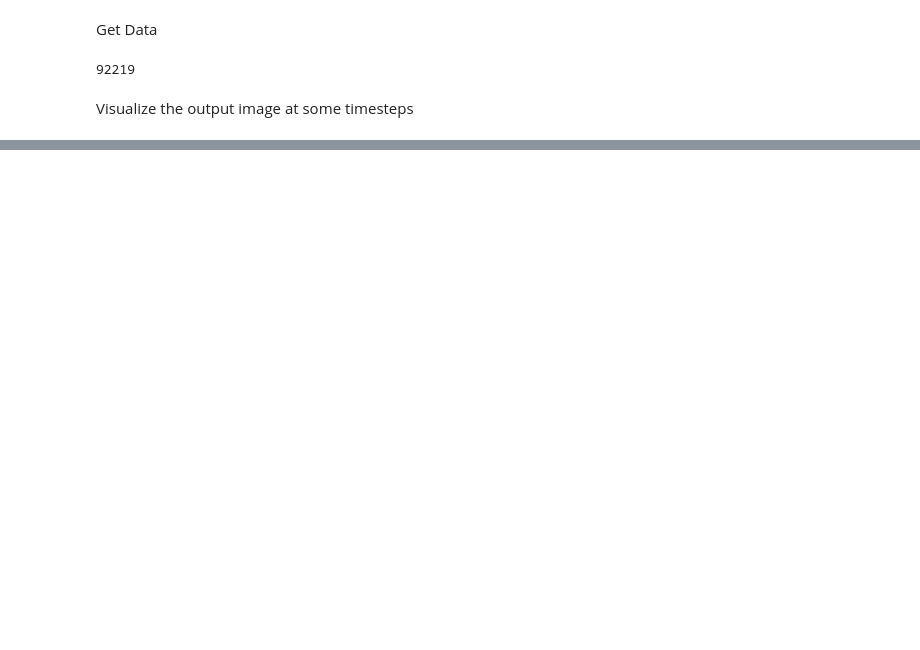
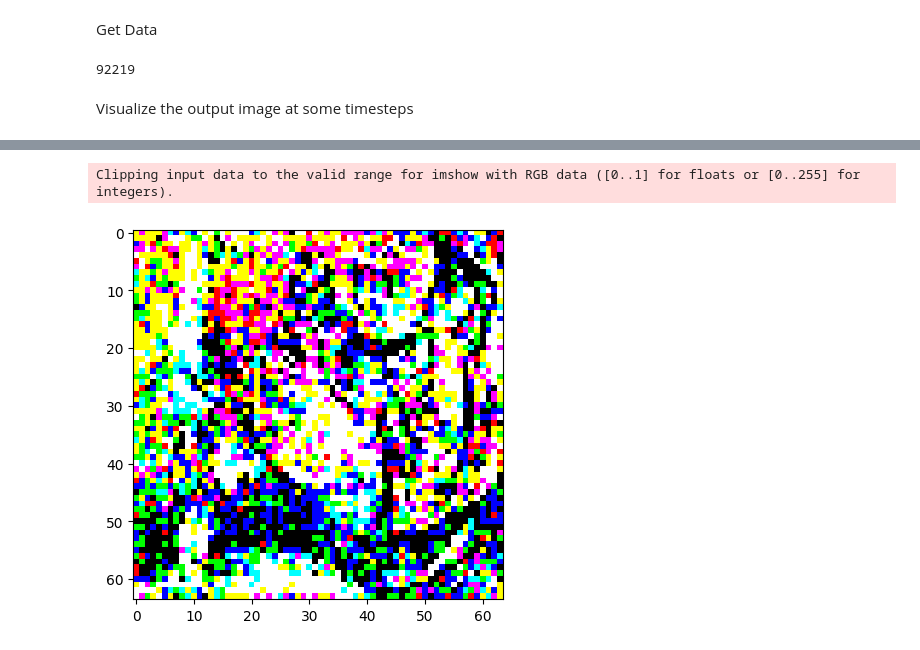
Before and after one commit to K3dA2/Diffusion-Model, a Jupyter notebook: train.ipynb, the cells around one changed output, grey strips where cells are left out. Drawn from its saved outputs; the diff is of its cells as text; code cells hidden in the pictures; blank space fills up the shorter version.

```diff
--- a/train.ipynb
+++ b/train.ipynb
@@ -46,8 +46,11 @@ def linear():
 def cosine(t):
     min_signal_rate = 0.02
     max_signal_rate = 0.95
-    t = t.astype(float)  # Convert t to float
-    t /= timesteps
+    if torch.is_tensor(t):
+        t /= timesteps
+    else:
+        t = t.astype(float)  # Convert t to float
+        t /= timesteps
     start_angle = np.arccos(max_signal_rate)
     end_angle = np.arccos(min_signal_rate)
     diffusion_angles = start_angle + t * (end_angle - start_angle)
@@ -159,6 +152,38 @@ def inference(model, device, num_samples=5):
     # Visualize the final denoised image
     plt.imshow(np.transpose(img_list[-1], (1, 2, 0)))
     plt.show()
+# %%
+def reverse_diffusion(model, diffusion_steps, device='mps'):
+    step_size = 1.0 / diffusion_steps
+    current_images = torch.randn(1, 3, 64, 64).to(device)
+    model.eval()
+    with torch.no_grad():
+        for step in range(diffusion_steps):
+            diffusion_times = torch.ones((1, 1)).to(device) - step * step_size
+            diffusion_times.to(device)
+
+            # Ensure model and other  operations are also moved to the device
+            pred_noises = model(current_images, diffusion_times)
+            noise_rates, signal_rates = cosine((diffusion_times.to("cpu") * 1000))
+
+            pred_noises = pred_noises.to(device)  # Move to the specified device
+            noise_rates = noise_rates.to(device)  # Move to the specified device
+            signal_rates = signal_rates.to(device)  # Move to the specified device
+
+            pred_images = (current_images - noise_rates * pred_noises) / signal_rates
+            next_diffusion_times = diffusion_times - step_size
+            next_noise_rates, next_signal_rates = cosine(next_diffusion_times.to("cpu"))
+
+            next_noise_rates = next_noise_rates.to(device)  # Move to the specified device
+            next_signal_rates = next_signal_rates.to(device)  # Move to the specified device
+
+            current_images = (next_signal_rates * pred_images + next_noise_rates * pred_noises)
+    model.train()
+    pred_images = (pred_images*127.5) + 127.5
+
+    # Detach the tensor before converting it to a NumPy array
+    plt.imshow(np.transpose(pred_images[-1].cpu().numpy(), (1, 2, 0)))
+    plt.show()
 # %%
 start = 1
 img_length = len(image_names)
@@ -250,6 +277,11 @@ optimizer = optim.AdamW(model.parameters(),lr=0.0005)  #  <3>
 #optimizer.load_state_dict(checkpoint['optimizer_state_dict'])
 #epoch = checkpoint['epoch']
 #print(epoch)
+# %%
+reverse_diffusion(model,30)
+# %% [output]
+Clipping input data to the valid range for imshow with RGB data ([0..1] for floats or [0..255] for integers).
+[figure, added]
 # %%
 print("Total parameters: ",count_parameters(model))
 loss_fn = nn.MSELoss()  #  <4>
```
Also changed, not shown: parts of 7 cells of this notebook, 2 other files.
